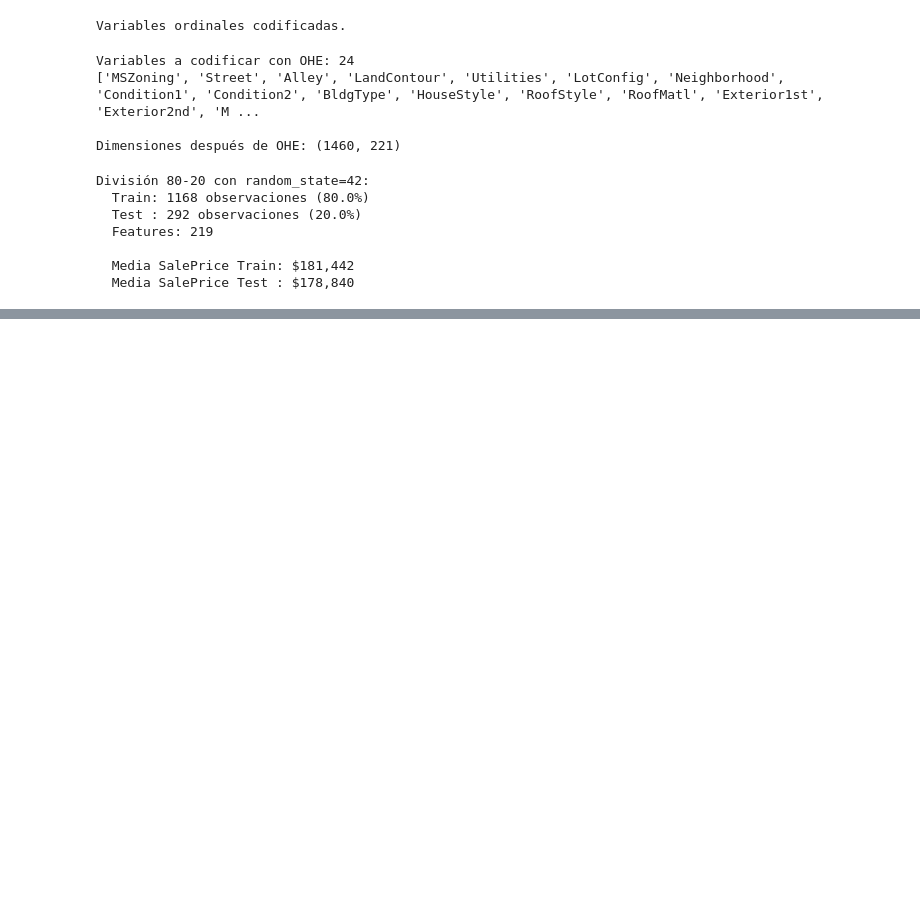
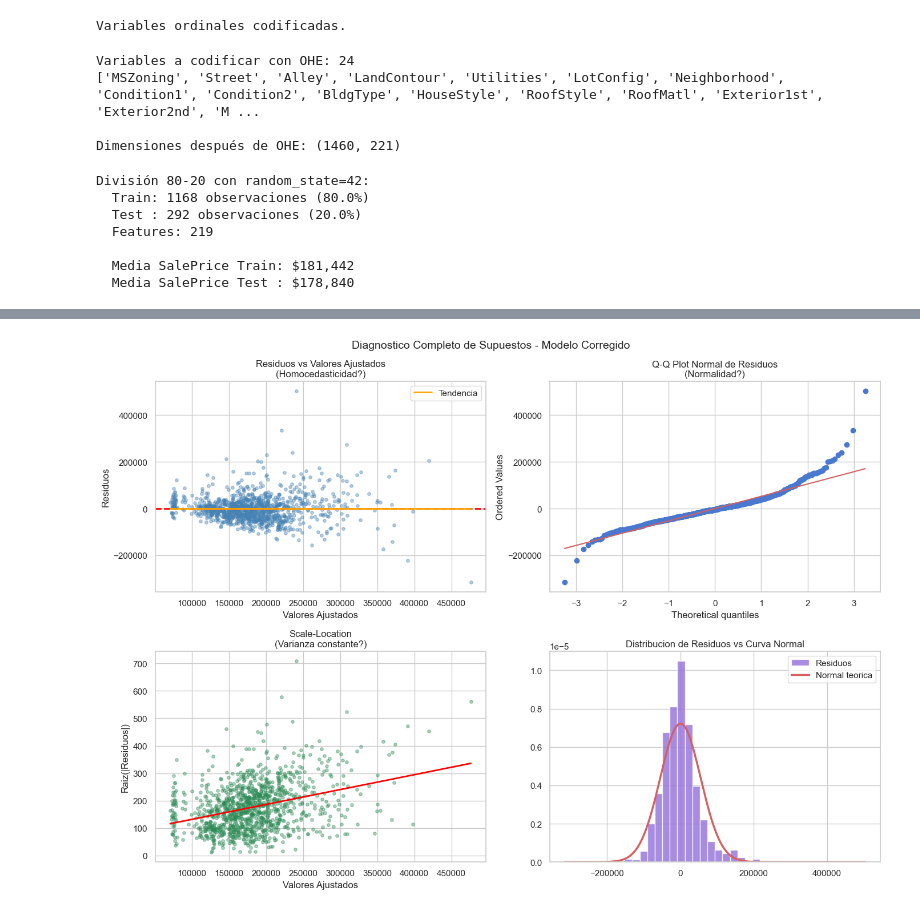
Before and after one commit to DijanU/lab3MRL, a Jupyter notebook: avances.ipynb, the cells around one changed output, grey strips where cells are left out. Cells and saved outputs as stored; diff of their text form; code cells hidden in the pictures; blank space fills up the shorter version.

```diff
--- a/avances.ipynb
+++ b/avances.ipynb
@@ -1173,0 +1406,42 @@ Múltiple (todas numéricas)   0.6532   51574.74  20189.86
+# %%
+# Grafico diagnostico completo de supuestos
+resid_c = model_corr.resid
+fitted_c = model_corr.fittedvalues
+
+fig, axes = plt.subplots(2, 2, figsize=(14, 10))
+
+# 1. Residuos vs Ajustados
+axes[0,0].scatter(fitted_c, resid_c, alpha=0.4, s=15, color='steelblue')
+axes[0,0].axhline(0, color='red', linestyle='--', linewidth=2)
+z = np.polyfit(fitted_c, resid_c, 1)
+x_l = np.linspace(fitted_c.min(), fitted_c.max(), 200)
+axes[0,0].plot(x_l, np.poly1d(z)(x_l), 'orange', linewidth=2, label='Tendencia')
+axes[0,0].set_xlabel('Valores Ajustados'); axes[0,0].set_ylabel('Residuos')
+axes[0,0].set_title('Residuos vs Valores Ajustados\n(Homocedasticidad?)')
+axes[0,0].legend()
+
+# 2. Q-Q Plot
+stats.probplot(resid_c, dist='norm', plot=axes[0,1])
+axes[0,1].set_title('Q-Q Plot Normal de Residuos\n(Normalidad?)')
+
+# 3. Scale-Location
+sqrt_abs_resid = np.sqrt(np.abs(resid_c))
+axes[1,0].scatter(fitted_c, sqrt_abs_resid, alpha=0.4, s=15, color='seagreen')
+z2 = np.polyfit(fitted_c, sqrt_abs_resid, 1)
+axes[1,0].plot(x_l, np.poly1d(z2)(x_l), 'red', linewidth=2)
+axes[1,0].set_xlabel('Valores Ajustados'); axes[1,0].set_ylabel('Raiz(|Residuos|)')
+axes[1,0].set_title('Scale-Location\n(Varianza constante?)')
+
+# 4. Histograma residuos con curva normal
+axes[1,1].hist(resid_c, bins=40, density=True, color='mediumpurple', edgecolor='white', alpha=0.8, label='Residuos')
+mu, sigma = resid_c.mean(), resid_c.std()
+x_norm = np.linspace(resid_c.min(), resid_c.max(), 200)
+axes[1,1].plot(x_norm, stats.norm.pdf(x_norm, mu, sigma), 'r-', linewidth=2.5, label='Normal teorica')
+axes[1,1].set_title('Distribucion de Residuos vs Curva Normal')
+axes[1,1].legend()
+
+plt.suptitle('Diagnostico Completo de Supuestos - Modelo Corregido', fontsize=14)
+plt.tight_layout()
+plt.show()
+# %% [output]
+[figure, added]
```
Also changed, not shown: parts of 63 cells of this notebook.
